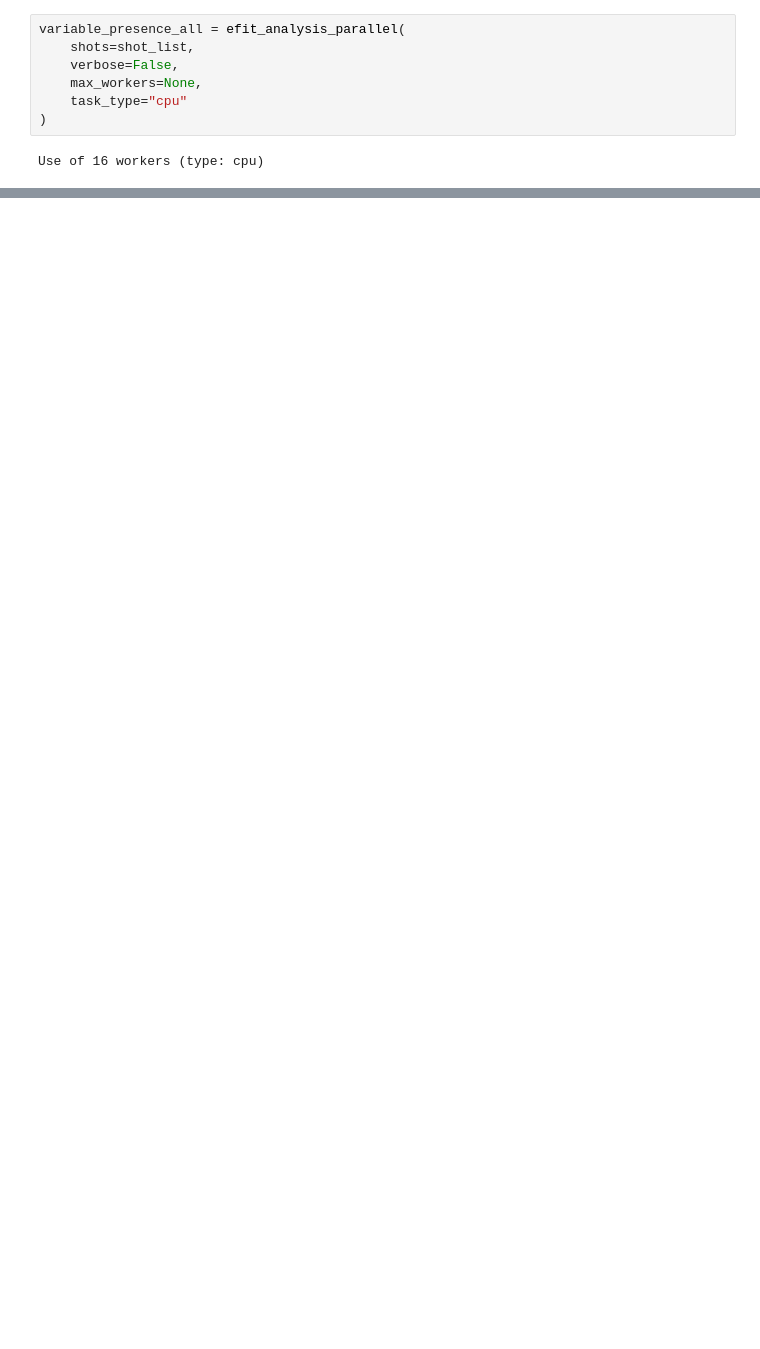
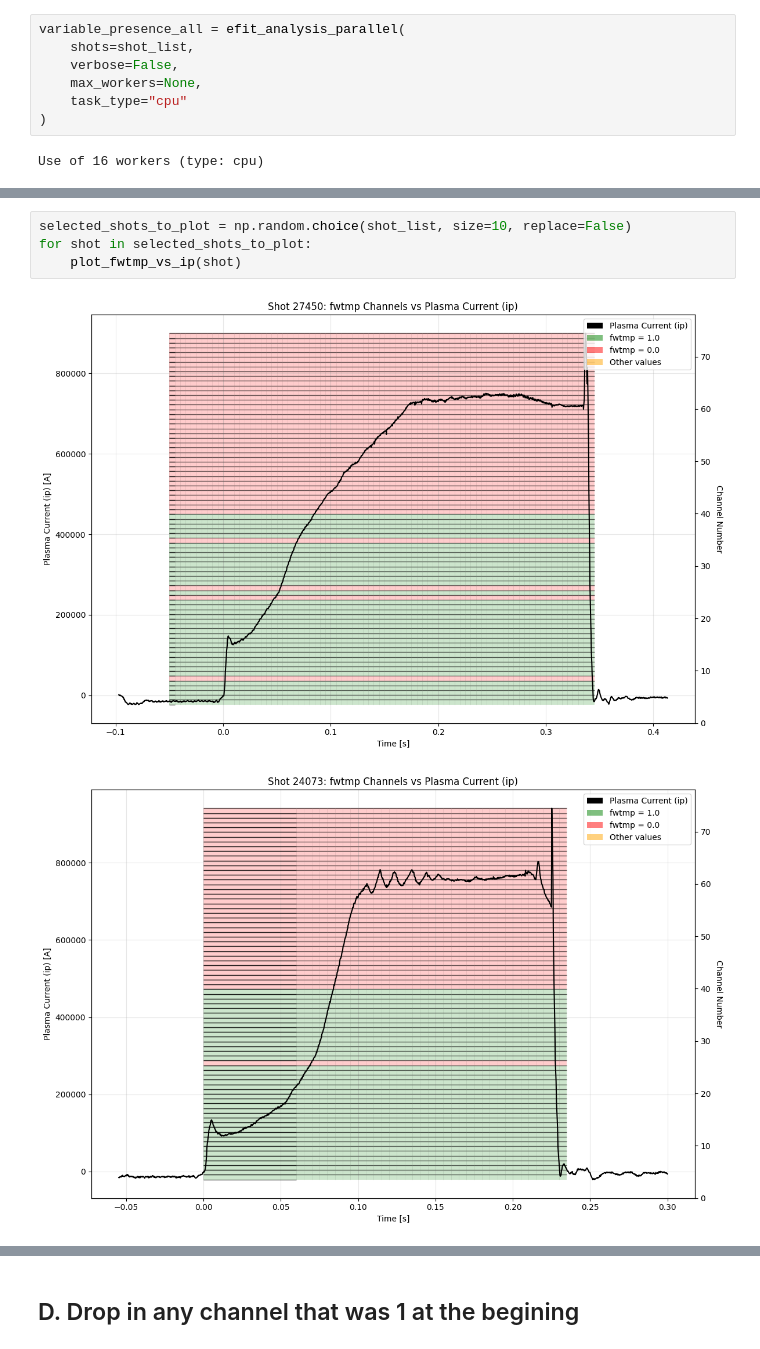
Before and after one commit to LouisBrusset/ITER-magnetics-diagnostic-analysis, a Jupyter notebook: notebooks/experiments/efit++_analysis.ipynb, the cells around one changed output, grey strips where cells are left out. Cells and saved outputs as stored; diff of their text form; blank space fills up the shorter version.

```diff
--- a/notebooks/experiments/efit++_analysis.ipynb
+++ b/notebooks/experiments/efit++_analysis.ipynb
@@ -410,0 +471,7 @@ results_df = process_all_shots(shot_list, output_dir, n_jobs)
+# %%
+selected_shots_to_plot = np.random.choice(shot_list, size=10, replace=False)
+for shot in selected_shots_to_plot:
+    plot_fwtmp_vs_ip(shot)
+# %% [output]
+[figure, added]
+[figure, added]
@@ -410,0 +486,2 @@ results_df = process_all_shots(shot_list, output_dir, n_jobs)
+# %% [markdown]
+## D. Drop in any channel that was 1 at the begining
```
Also changed, not shown: parts of 21 cells of this notebook, 7 other files.
